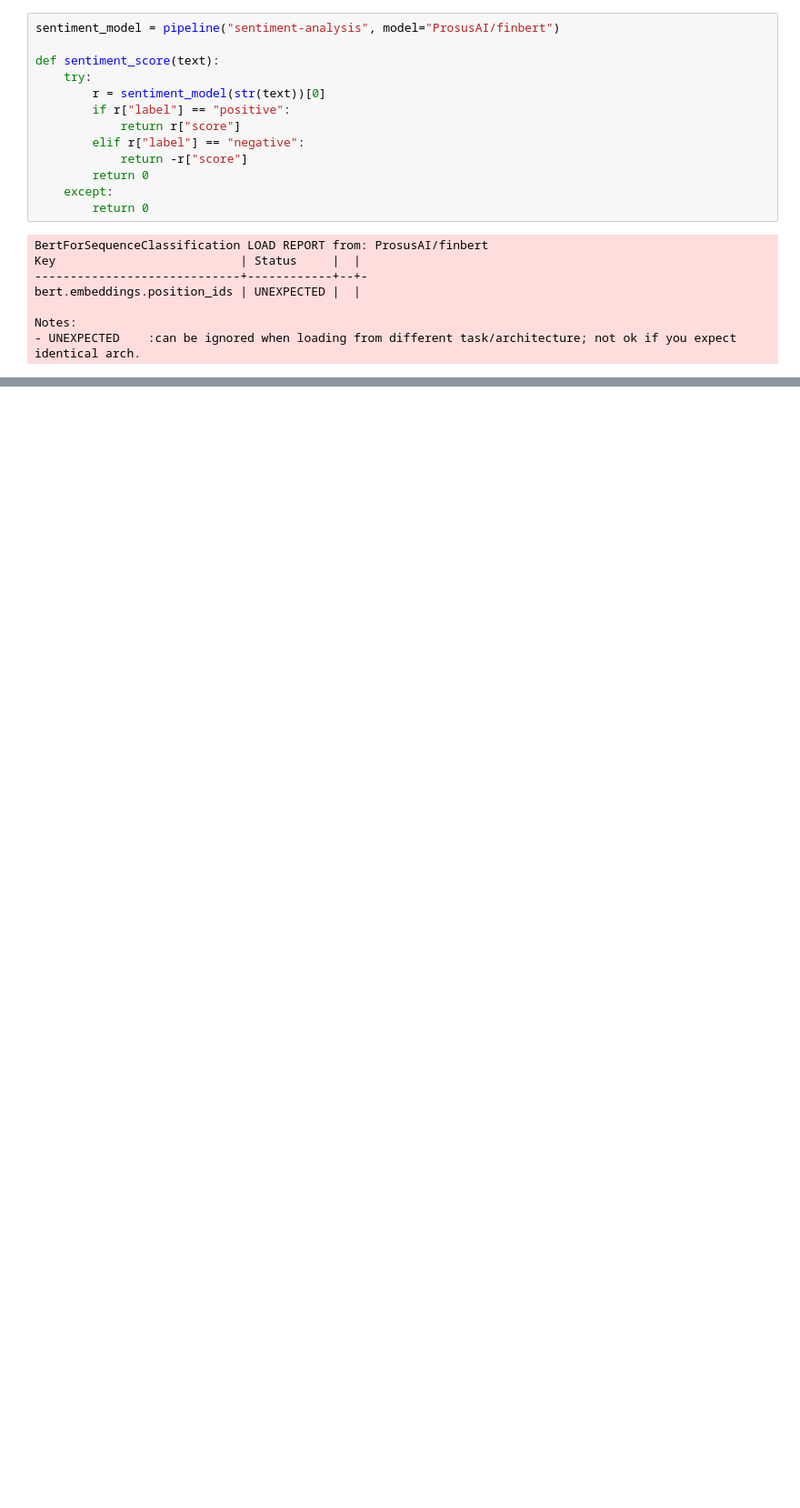
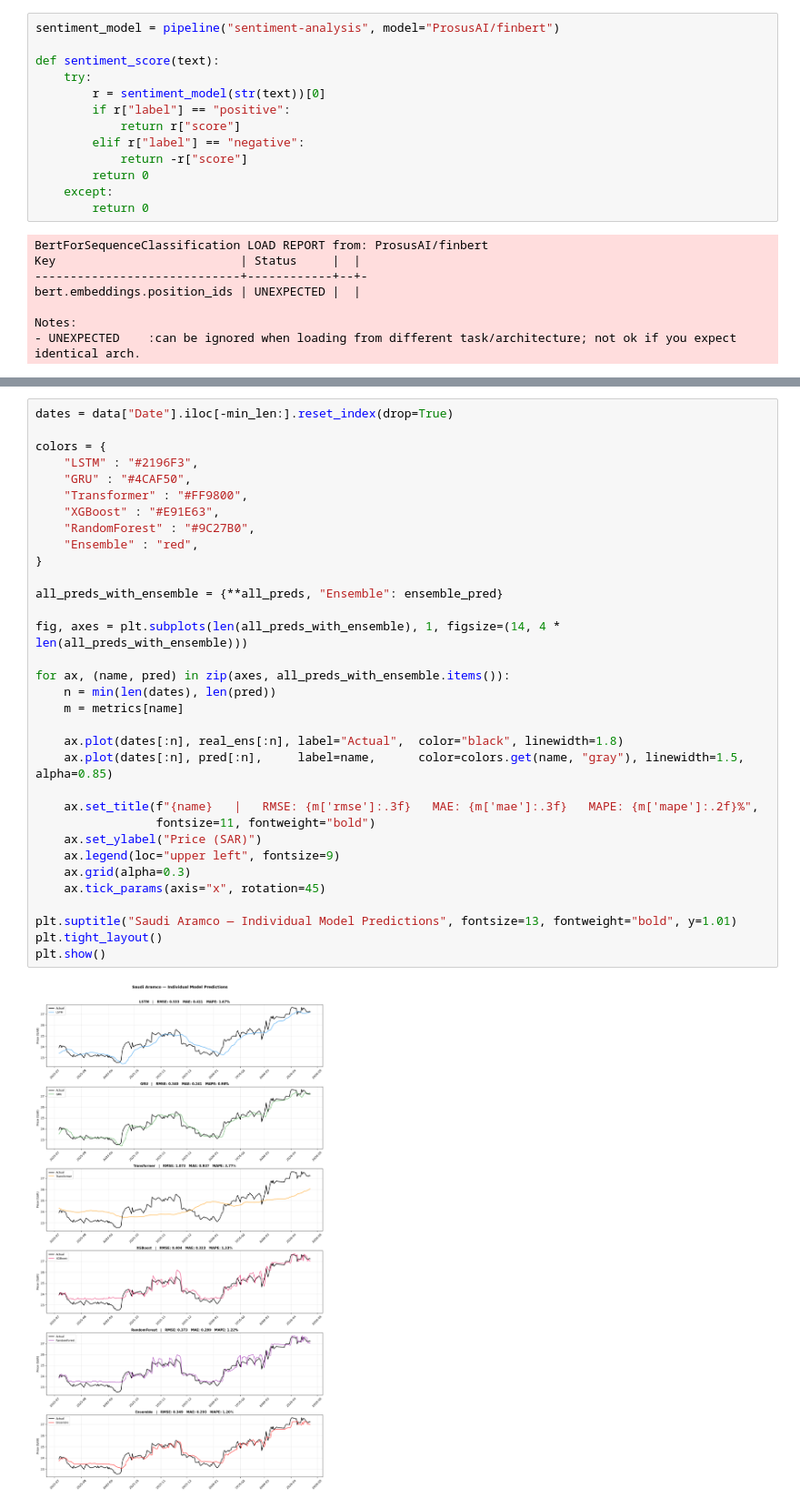
Before and after one commit to ib75zr/StockAI-Sentiment, a Jupyter notebook: AISDS_StockAI.ipynb, the cells around one changed output, grey strips where cells are left out. Shown at 91% size. Saved outputs shown, nothing was run; the diff lists cells and outputs as text; blank space fills up the shorter version.

```diff
--- a/AISDS_StockAI.ipynb
+++ b/AISDS_StockAI.ipynb
@@ -317,3 +613,38 @@ plt.show()
+# %%
+dates = data["Date"].iloc[-min_len:].reset_index(drop=True)
+
+colors = {
+    "LSTM" : "#2196F3",
+    "GRU" : "#4CAF50",
+    "Transformer" : "#FF9800",
+    "XGBoost" : "#E91E63",
+    "RandomForest" : "#9C27B0",
+    "Ensemble" : "red",
+}
+
+all_preds_with_ensemble = {**all_preds, "Ensemble": ensemble_pred}
+
+fig, axes = plt.subplots(len(all_preds_with_ensemble), 1, figsize=(14, 4 * len(all_preds_with_ensemble)))
+
+for ax, (name, pred) in zip(axes, all_preds_with_ensemble.items()):
+    n = min(len(dates), len(pred))
+    m = metrics[name]
+
+    ax.plot(dates[:n], real_ens[:n], label="Actual",  color="black", linewidth=1.8)
+    ax.plot(dates[:n], pred[:n],     label=name,      color=colors.get(name, "gray"), linewidth=1.5, alpha=0.85)
+
+    ax.set_title(f"{name}   |   RMSE: {m['rmse']:.3f}   MAE: {m['mae']:.3f}   MAPE: {m['mape']:.2f}%",
+                 fontsize=11, fontweight="bold")
+    ax.set_ylabel("Price (SAR)")
+    ax.legend(loc="upper left", fontsize=9)
+    ax.grid(alpha=0.3)
+    ax.tick_params(axis="x", rotation=45)
+
+plt.suptitle("Saudi Aramco — Individual Model Predictions", fontsize=13, fontweight="bold", y=1.01)
+plt.tight_layout()
+plt.show()
+# %% [output]
+[figure, added]
 # %%
 # REPORT
 
```
Also changed, not shown: parts of 20 cells of this notebook.
